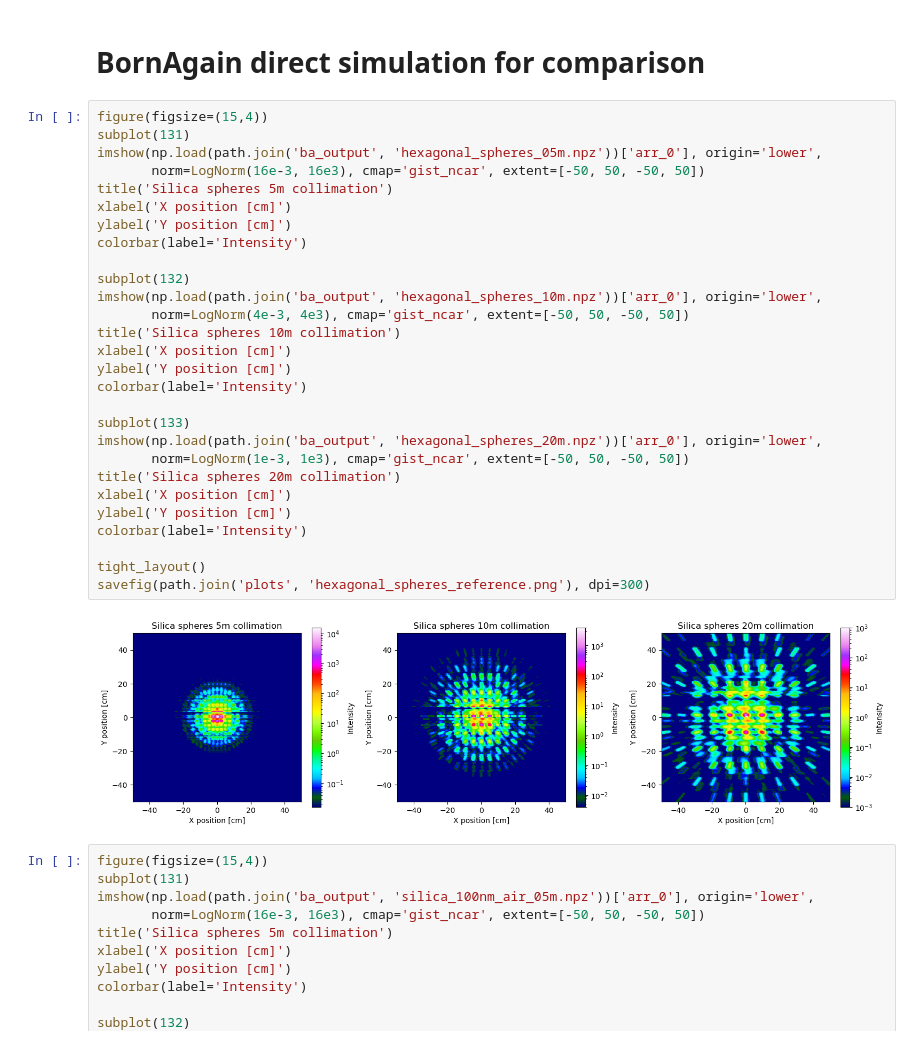
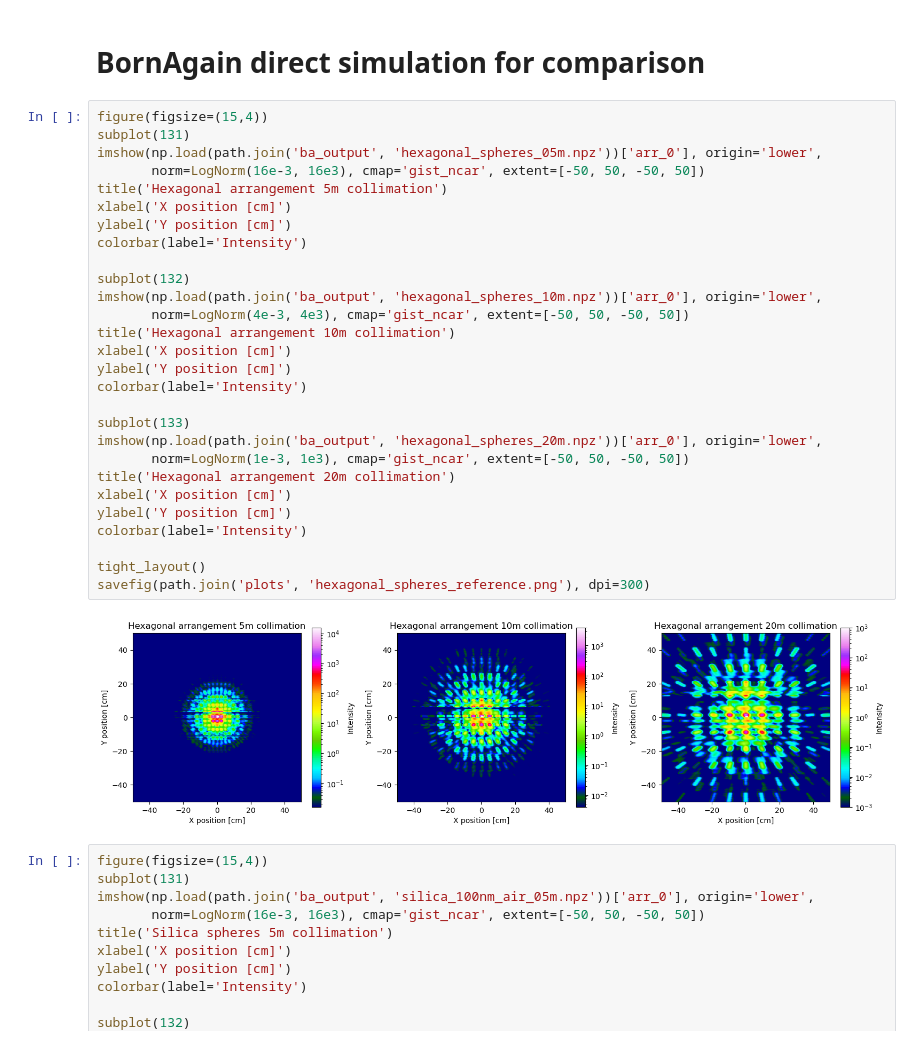
Before and after one commit to aglavic/mcstas_gisans, a Jupyter notebook: PlotMcStasResults.ipynb, the cells around one changed output. Saved outputs shown, nothing was run; the diff lists cells and outputs as text.

```diff
--- a/PlotMcStasResults.ipynb
+++ b/PlotMcStasResults.ipynb
@@ -51,33 +49,33 @@ savefig(path.join('plots', 'silica_100nm_air_mcstas.png'), dpi=300)
 # %%
 figure(figsize=(15,4))
 subplot(131)
 imshow(np.load(path.join('ba_output', 'hexagonal_spheres_05m.npz'))['arr_0'], origin='lower',
        norm=LogNorm(16e-3, 16e3), cmap='gist_ncar', extent=[-50, 50, -50, 50])
-title('Silica spheres 5m collimation')
+title('Hexagonal arrangement 5m collimation')
 xlabel('X position [cm]')
 ylabel('Y position [cm]')
 colorbar(label='Intensity')
 
 subplot(132)
 imshow(np.load(path.join('ba_output', 'hexagonal_spheres_10m.npz'))['arr_0'], origin='lower',
        norm=LogNorm(4e-3, 4e3), cmap='gist_ncar', extent=[-50, 50, -50, 50])
-title('Silica spheres 10m collimation')
+title('Hexagonal arrangement 10m collimation')
 xlabel('X position [cm]')
 ylabel('Y position [cm]')
 colorbar(label='Intensity')
 
 subplot(133)
 imshow(np.load(path.join('ba_output', 'hexagonal_spheres_20m.npz'))['arr_0'], origin='lower',
        norm=LogNorm(1e-3, 1e3), cmap='gist_ncar', extent=[-50, 50, -50, 50])
-title('Silica spheres 20m collimation')
+title('Hexagonal arrangement 20m collimation')
 xlabel('X position [cm]')
 ylabel('Y position [cm]')
 colorbar(label='Intensity')
 
 tight_layout()
 savefig(path.join('plots', 'hexagonal_spheres_reference.png'), dpi=300)
 # %% [output]
-[figure, old version]
+[figure, new version]
 # %%
 figure(figsize=(15,4))
 subplot(131)
```
Also changed, not shown: parts of 1 cell of this notebook, 1 other file.
